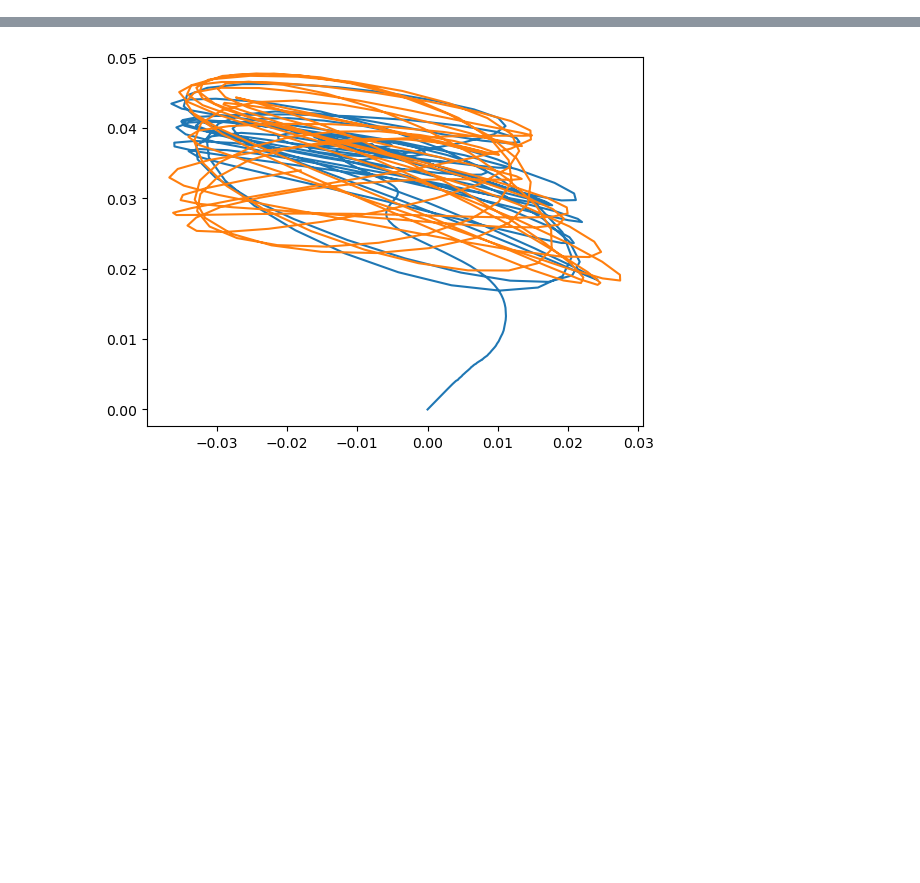
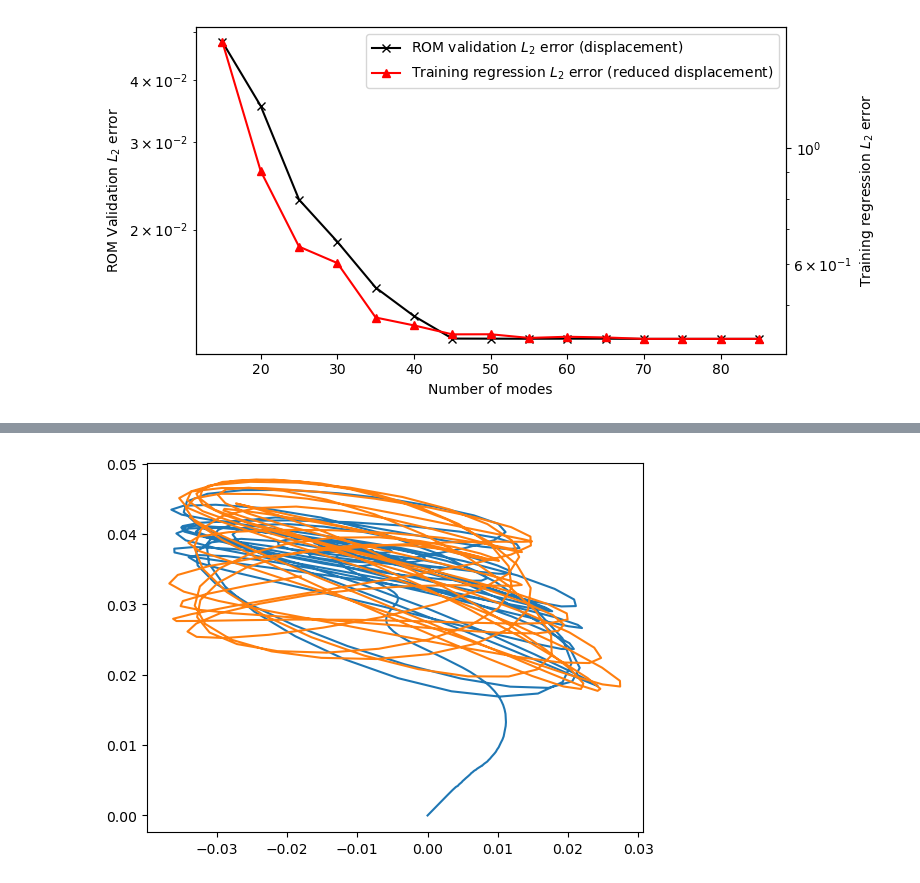
Before and after one commit to FsiROM/DoubleFlap, a Jupyter notebook: ROMs/Generating_rom_models.ipynb, the cells around one changed output, grey strips where cells are left out. Cells and saved outputs as stored; diff of their text form; code cells hidden in the pictures; blank space fills up the shorter version.

```diff
--- a/ROMs/Generating_rom_models.ipynb
+++ b/ROMs/Generating_rom_models.ipynb
@@ -132,0 +205,23 @@ rom_model.store_last_result()
+# %%
+
+fig, ax1 = plt.subplots(figsize = (8, 4))
+
+a = ax1.semilogy(modes_, tst_residual_norm, 'x-', label = "ROM validation $L_2$ error (displacement)", color = 'k');
+ax1.set_xlabel("Number of modes");
+ax1.set_ylabel(r"ROM Validation $L_2$ error");
+
+ax2 = ax1.twinx()
+ax2.set_ylabel(r"Training regression $L_2$ error");
+b = ax2.semilogy(modes_, residual_norm, '^-', label = "Training regression $L_2$ error (reduced displacement)", color = 'red');
+
+c = a+b
+labs = [l.get_label() for l in c]
+ax1.legend(c, labs, loc=0)
+
+fig.tight_layout();
+fig.savefig("../Figures/JFS/v_full_model/errors_modes.pdf", bbox_inches = 'tight');
+np.save("../Figures/JFS/v_full_model/residuals.npy", residual_norm)
+np.save("../Figures/JFS/v_full_model/test_residuals.npy", tst_residual_norm)
+np.save("../Figures/JFS/v_full_model/best_coeffs.npy", best_coeffs)
+# %% [output]
+[figure, added]
```
Also changed, not shown: parts of 31 cells of this notebook, 2 other files.
